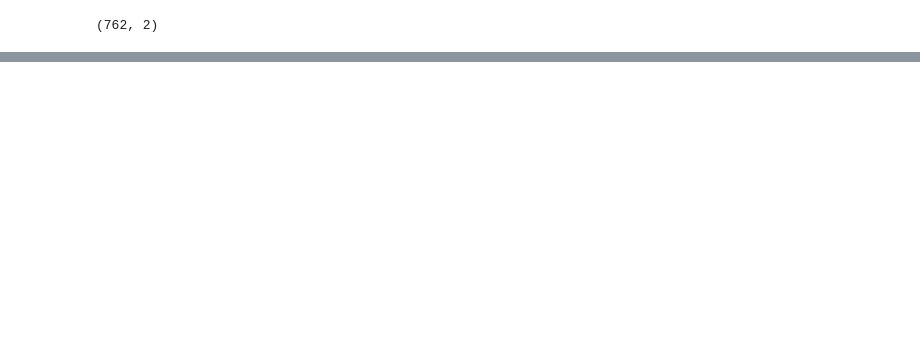
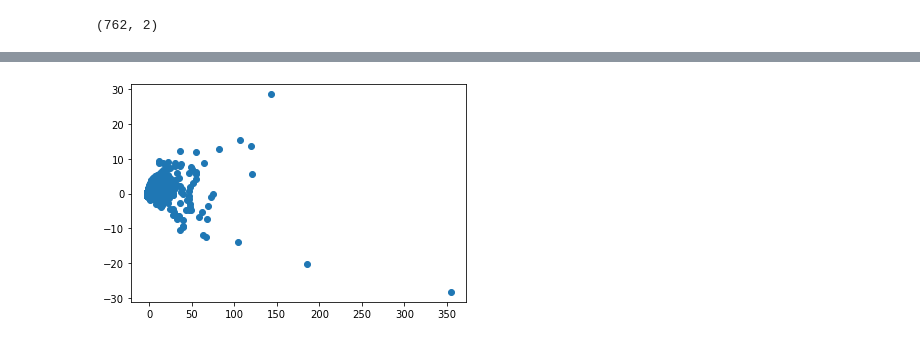
Before and after one commit to stephenanayashilliard/Covid_and_Politics, a Jupyter notebook: ml_seg2/rfr_model_pca.ipynb, the cells around one changed output, grey strips where cells are left out. Cells and saved outputs as stored; diff of their text form; code cells hidden in the pictures; blank space fills up the shorter version.

```diff
--- a/ml_seg2/rfr_model_pca.ipynb
+++ b/ml_seg2/rfr_model_pca.ipynb
@@ -268,0 +281,4 @@ plt.show()
+# %%
+# create scaled df
+scaled_voting_df = pd.DataFrame(voting_scaled, columns= ['cases','total_votes20','votes20_Donald_Trump','votes20_Joe_Biden'])
+scaled_voting_df.head()
@@ -268,0 +304,3 @@ plt.show()
+# %%
+X_scaled2 = scaled_voting_df.drop(['cases'], axis=1)
+X_scaled2.head()
@@ -268,0 +314,4 @@ plt.show()
+# %%
+# get two principal components for the iris data
+X2 = pca.fit_transform(X_scaled2)
+X2[:5]
@@ -268,0 +346,6 @@ plt.show()
+# %%
+# Create df with pca and predictions
+voting_pca_pred = pd.DataFrame(
+    data=X2, columns=["principal component 1", "principal component 2"]
+)
+voting_pca_pred.head()
@@ -268,0 +359,6 @@ plt.show()
+# %%
+# plot pca
+plt.scatter(voting_pca_pred['principal component 1'], voting_pca_pred['principal component 2'])
+plt.show()
+# %% [output]
+[figure, added]
```
Also changed, not shown: parts of 27 cells of this notebook, 2 other files.
